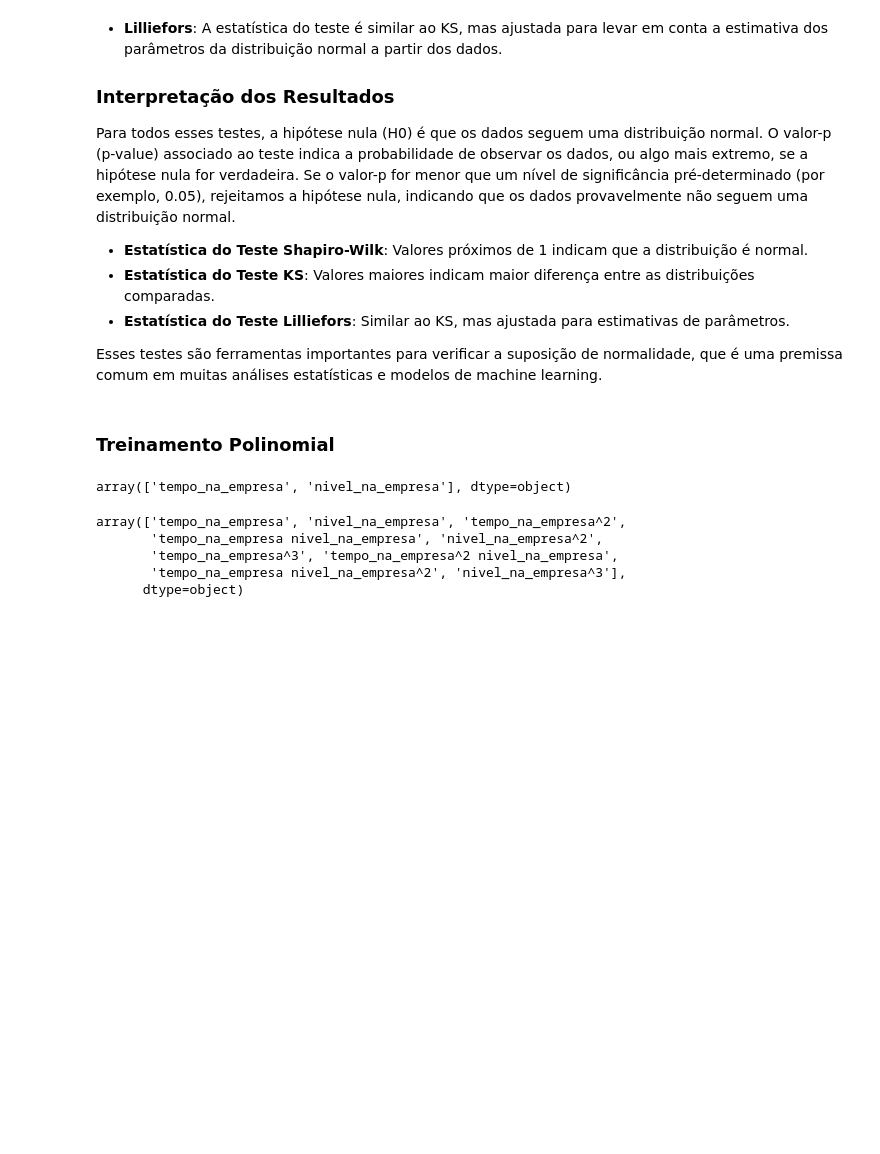
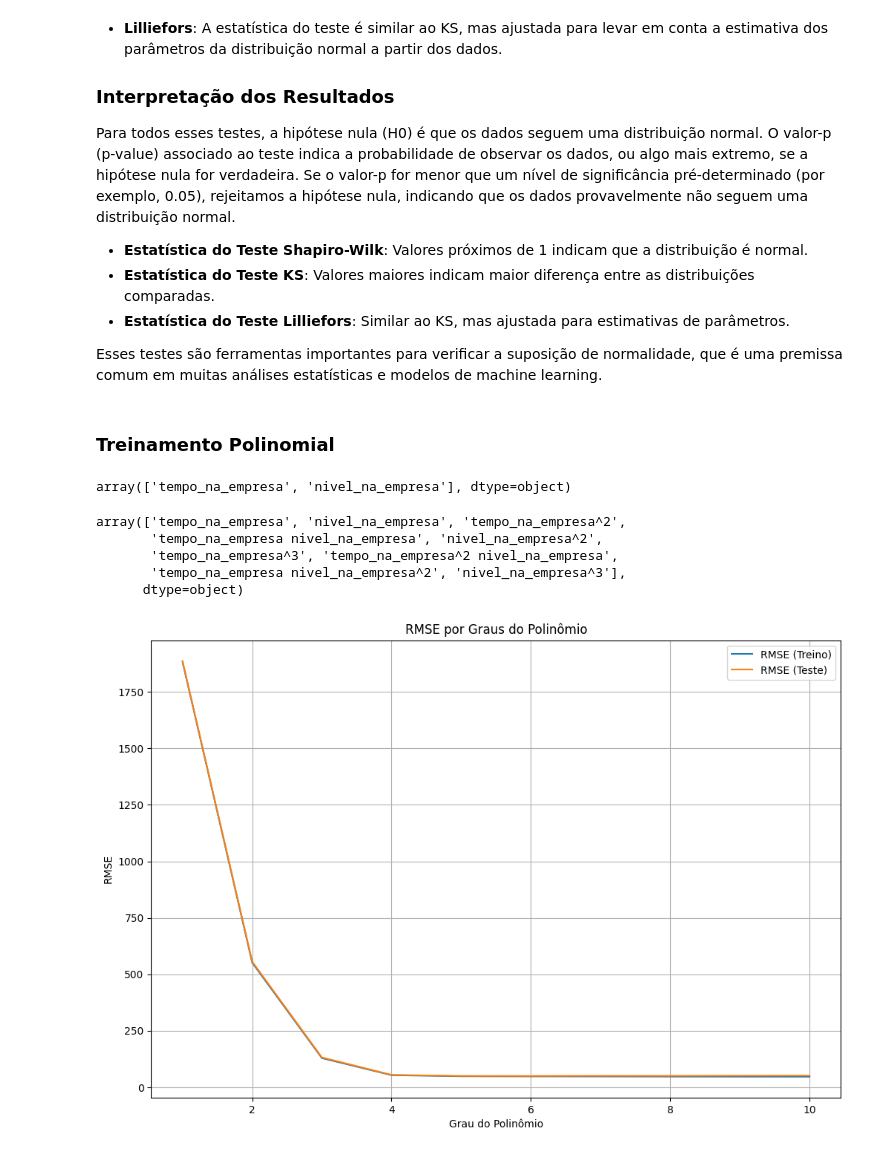
Before and after one commit to LucaPinheiro/modelos_regressao_linear, a Jupyter notebook: modelos/modelo_salario.ipynb, the cells around one changed output. Cells and saved outputs as stored; diff of their text form; code cells hidden in the pictures; blank space fills up the shorter version.

```diff
--- a/modelos/modelo_salario.ipynb
+++ b/modelos/modelo_salario.ipynb
@@ -363,7 +365,18 @@ array(['tempo_na_empresa', 'nivel_na_empresa', 'tempo_na_empresa^2',
 # %%
 # Bloco para Treinamento do Modelo
 
-graus_polymonial = [1, 2, 3, 4, 5, 6, 7, 8, 9, 10]
+import numpy as np
+from sklearn.preprocessing import StandardScaler, PolynomialFeatures
+from sklearn.compose import ColumnTransformer
+from sklearn.pipeline import Pipeline
+from sklearn.linear_model import LinearRegression
+from sklearn.metrics import mean_squared_error, r2_score
+from sklearn.model_selection import KFold
+
+# Assuming X and y are already defined in previous cells
+# Assuming model_regr is defined as LinearRegression()
+
+graus_polynomial = [1, 2, 3, 4, 5, 6, 7, 8, 9, 10]
 
 rmse_train_values = []
 rmse_test_values = []
@@ -373,13 +386,13 @@ r2score_test_values = []
 # Split usando KFold com 5 pastas/splits
 kf = KFold(n_splits=5, shuffle=True, random_state=51)
 
-for grau in graus_polymonial:
+for grau in graus_polynomial:
 
     # Pipeline
     # Padronizar variáveis numéricas - tempo_na_empresa, nivel_na_empresa
 
     # Nomes das colunas
-    colunas_numéricas = ['tempo_na_empresa', 'nivel_na_empresa']
+    colunas_numericas = ['tempo_na_empresa', 'nivel_na_empresa']
 
     # Transformer para Colunas Numéricas
     transformer_numericas = Pipeline(steps=[('scaler', StandardScaler())])
@@ -387,7 +400,7 @@ for grau in graus_polymonial:
     # Criar um columnTransformer
     preprocessor = ColumnTransformer(
         transformers=[
-            ('num', transformer_numericas, colunas_numéricas)
+            ('num', transformer_numericas, colunas_numericas)
         ]
     )
 
@@ -421,8 +434,8 @@ for grau in graus_polymonial:
         model_poly.fit(X_train, y_train)
 
         # Faça predições nos conjuntos de treinamento e teste
-        y_train_pred = model_regr.predict(X_train)
-        y_test_pred = model_regr.predict(X_test)
+        y_train_pred = model_poly.predict(X_train)
+        y_test_pred = model_poly.predict(X_test)
 
         # Calcule o RMSE para os conjuntos de treinamento e teste
         rmse_train = mean_squared_error(y_train, y_train_pred, squared=False)
@@ -447,5 +460,19 @@ for grau in graus_polymonial:
 
     rmse_train_values.append(rmse_train_final)
     rmse_test_values.append(rmse_test_final)
-    r2score_fold_test.append(r2score_test_final)
+    r2score_test_values.append(r2score_test_final)
     percentual_rmse_values.append(percentual_rmse_final)
+# %%
+# Plotar Gráfico para comparar RMSE por Grau de Polinômio
+
+plt.figure(figsize=(12, 8))
+plt.plot(graus_polymonial, rmse_train_values, label='RMSE (Treino)')
+plt.plot(graus_polymonial, rmse_test_values, label='RMSE (Teste)')
+plt.xlabel('Grau do Polinômio')
+plt.ylabel('RMSE')
+plt.title('RMSE por Graus do Polinômio')
+plt.legend()
+plt.grid(True)
+plt.show()
+# %% [output]
+[figure, added]
```
Also changed, not shown: parts of 2 cells of this notebook.
